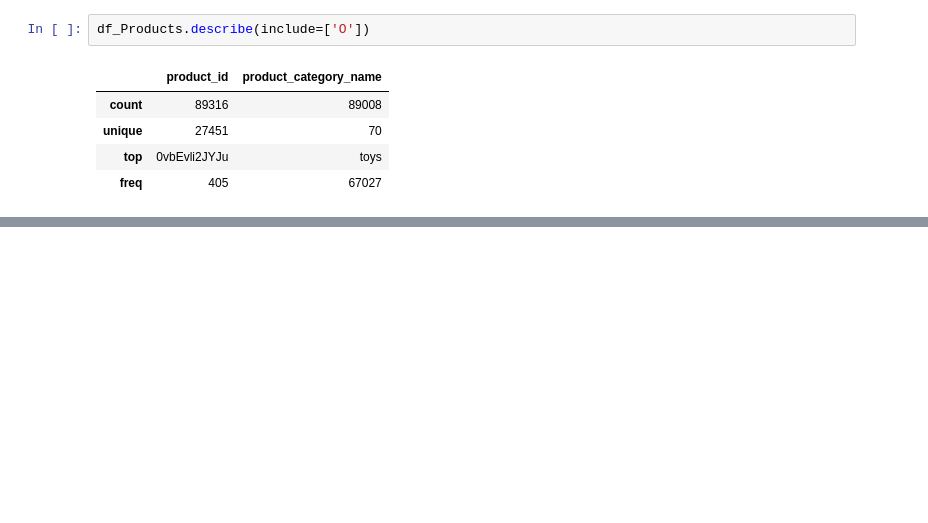
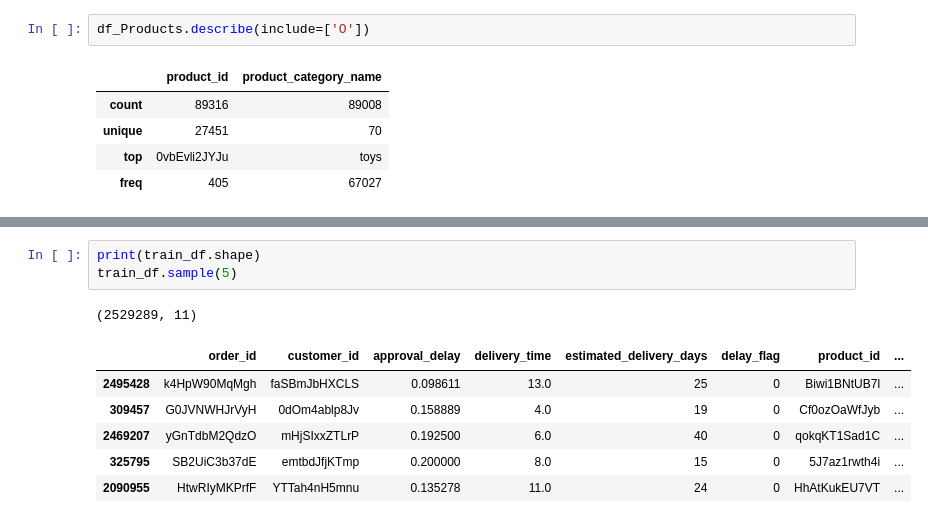
Before and after one commit to OchiengGideon/InternIntelligence_Machine_Learning_Model_Development, a Jupyter notebook: notebook.ipynb, the cells around one changed output, grey strips where cells are left out. Drawn from its saved outputs; the diff is of its cells as text; blank space fills up the shorter version.

```diff
--- a/notebook.ipynb
+++ b/notebook.ipynb
@@ -188,0 +330,11 @@ df_Products.describe(include=['O'])
+# %%
+print(train_df.shape)
+train_df.sample(5)
+# %% [output]
+(2529289, 11)
+|  | order_id | customer_id | approval_delay | delivery_time | estimated_delivery_days | delay_flag | product_id | ... |
+| 2495428 | k4HpW90MqMgh | faSBmJbHXCLS | 0.098611 | 13.0 | 25 | 0 | Biwi1BNtUB7l | ... |
+| 309457 | G0JVNWHJrVyH | 0dOm4ablp8Jv | 0.158889 | 4.0 | 19 | 0 | Cf0ozOaWfJyb | ... |
+| 2469207 | yGnTdbM2QdzO | mHjSIxxZTLrP | 0.192500 | 6.0 | 40 | 0 | qokqKT1Sad1C | ... |
+| 325795 | SB2UiC3b37dE | emtbdJfjKTmp | 0.200000 | 8.0 | 15 | 0 | 5J7az1rwth4i | ... |
+| 2090955 | HtwRIyMKPrfF | YTTah4nH5mnu | 0.135278 | 11.0 | 24 | 0 | HhAtKukEU7VT | ... |
```
Also changed, not shown: parts of 11 cells of this notebook.
